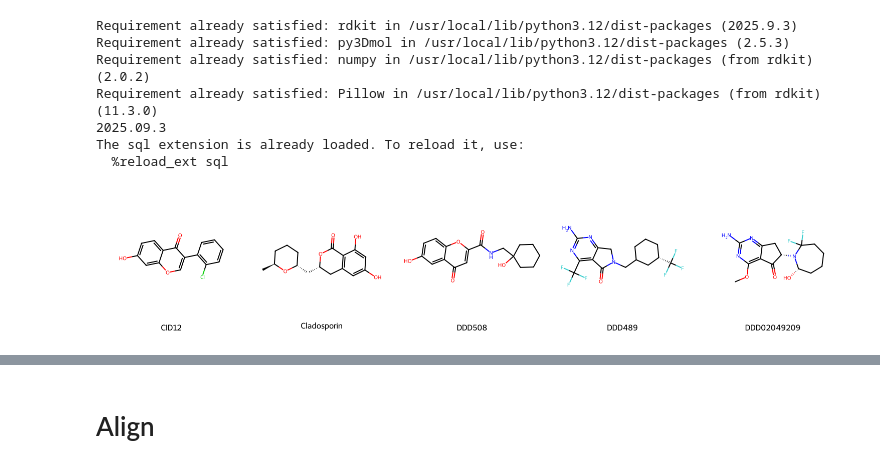
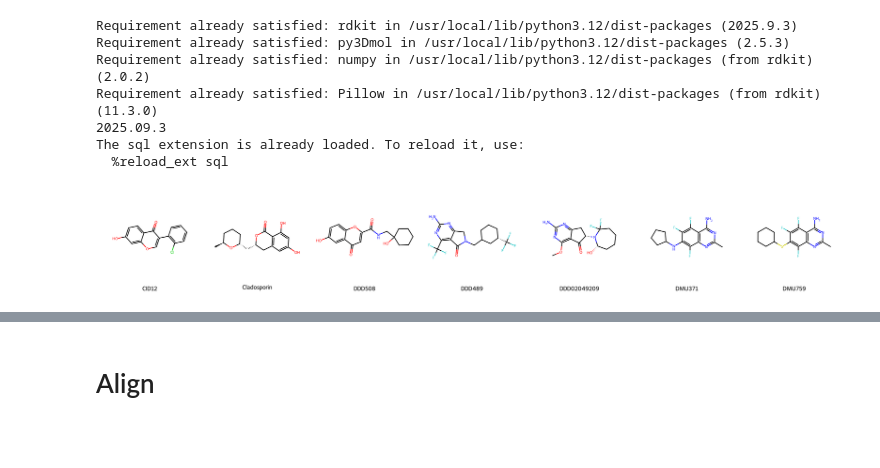
Before and after one commit to trypanosomatics/yeast_to_tryp, a Jupyter notebook: 3D_Compounds_aligment.ipynb, the cells around one changed output, grey strips where cells are left out. Cells and saved outputs as stored; diff of their text form; code cells hidden in the pictures; blank space fills up the shorter version.

```diff
--- a/3D_Compounds_aligment.ipynb
+++ b/3D_Compounds_aligment.ipynb
@@ -60,7 +60,9 @@ smiles_dict = {
     "Cladosporin" : "C[C@H]1CCC[C@@H](O1)C[C@H]2CC3=C(C(=CC(=C3)O)O)C(=O)O2",
     "DDD508" : "C1(O)C=CC2OC(C(=O)NCC3(O)CCCCC3)=CC(=O)C=2C=1",
     "DDD489" : "N1C(N)=NC2CN(CC3C[C@@H](C(F)(F)F)CCC3)C(=O)C=2C=1C(F)(F)F",
-    "DDD02049209" : "N1C(N)=NC2C[C@H](N3C(F)(F)CCCC[C@@H]3O)C(=O)C=2C=1OC"
+    "DDD02049209" : "N1C(N)=NC2C[C@H](N3C(F)(F)CCCC[C@@H]3O)C(=O)C=2C=1OC",
+    "DMU371" : "CC1=NC2=C(C(N)=N1)C(F)=C(F)C(NC1CCCC1)=C2F",
+    "DMU759" : "CC1=NC2=C(C(N)=N1)C(F)=C(F)C(SC1CCCCC1)=C2F"
 }
 # %%
 # @title Prepare molecules
@@ -86,25 +90,25 @@ ref = mols["CID12"]
 # %%
 # @title Show molecules in 2D
 
 mols_2d = []
 legends = []
 
 for name, smi in smiles_dict.items():
     mol = Chem.MolFromSmiles(smi)
     Chem.rdDepictor.Compute2DCoords(mol)
     mols_2d.append(mol)
     legends.append(name)
 
 img = Draw.MolsToGridImage(
     mols_2d,
-    molsPerRow=5,
+    molsPerRow=7,
     subImgSize=(300, 300),
     legends=legends
 )
 
 img
 # %% [output]
-[figure, old version]
+[figure, new version]
 # %%
 # @title Show molecules in 3D
 
```
Also changed, not shown: parts of 6 cells of this notebook.
